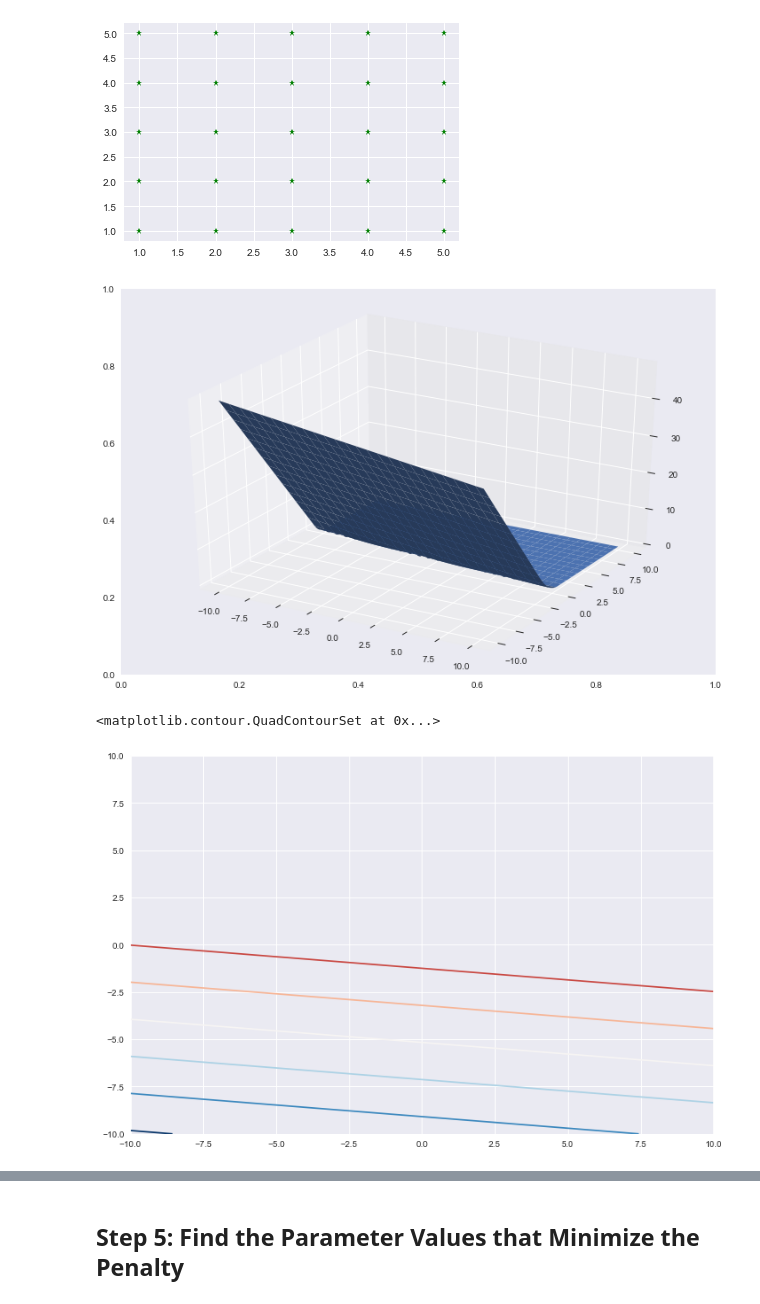
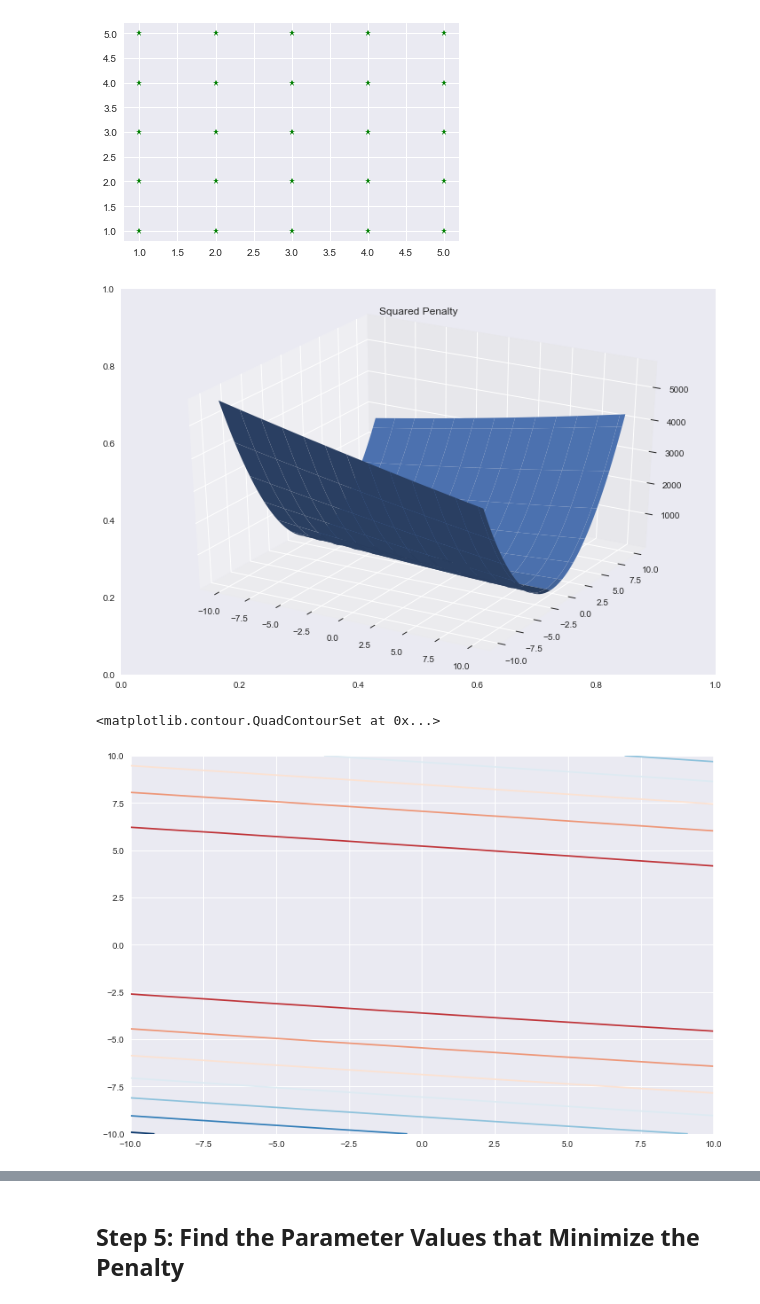
Before and after one commit to baiaooo/MLCourse, a Jupyter notebook: Notebooks/Regression-with-a-Single-Feature.ipynb, the cells around one changed output, grey strips where cells are left out. Drawn from its saved outputs; the diff is of its cells as text; code cells hidden in the pictures.

Commit message:
update shared functions and regression

```diff
--- a/Notebooks/Regression-with-a-Single-Feature.ipynb
+++ b/Notebooks/Regression-with-a-Single-Feature.ipynb
@@ -285,33 +287,35 @@ plt.plot(W0,W1, marker='*', color='g', linestyle='none')
 # %%
 # Plot the penalty surface
 # From https://stackoverflow.com/questions/9170838
 # See Also: Helpful matplotlib tutorial at
 #   http://jeffskinnerbox.me/notebooks/matplotlib-2d-and-3d-plotting-in-ipython.html
 
 # Set up a grid over w0,w1 values
-w0 = np.linspace(-10,10,100)
-w1 = np.linspace(-10,10,100)
+w0 = np.linspace(-10,10,50)
+w1 = np.linspace(-10,10,50)
 W0, W1 = np.meshgrid(w0,w1)
 
 # Get the penalty value for each point on the grid
 # See the Shared-Functions.ipynb notebook for the list of defined penalty functions
-penalties = np.array([penalty(X,y,[w_0,w_1], leftLinearPenalty) for w_0,w_1 in zip(np.ravel(W0), np.ravel(W1))])
+# List of penalty functions in dict penaltyFunctions
+penalties = np.array([penalty(X,y,[w_0,w_1], squaredPenalty) for w_0,w_1 in zip(np.ravel(W0), np.ravel(W1))])
 Z = penalties.reshape(W0.shape)
 
 # Create the plot
 from mpl_toolkits.mplot3d import Axes3D
 fig, ax = plt.subplots(figsize=(12,8))
 ax = fig.add_subplot(1,1,1, projection='3d')
+ax.set_title(penaltyFunctions[squaredPenalty])
 p = ax.plot_surface(W0, W1, Z, rstride=4, cstride=4)
 # %% [output]
-[figure, old version]
+[figure, new version]
 # %%
 # Contour Lines
 fig, ax = plt.subplots(figsize=(12,8))
 plt.contour(Z, cmap=cm.RdBu,vmin=abs(Z).min(), vmax=abs(Z).max(), extent=[-10,10,-10,10])
 # %% [output]
 <matplotlib.contour.QuadContourSet at 0x...>
-[figure, old version]
+[figure, new version]
 # %%
 # Heatmap or Colormap
 fig, ax = plt.subplots(figsize=(12,8))
```
Also changed, not shown: parts of 22 cells of this notebook, 3 other files.
